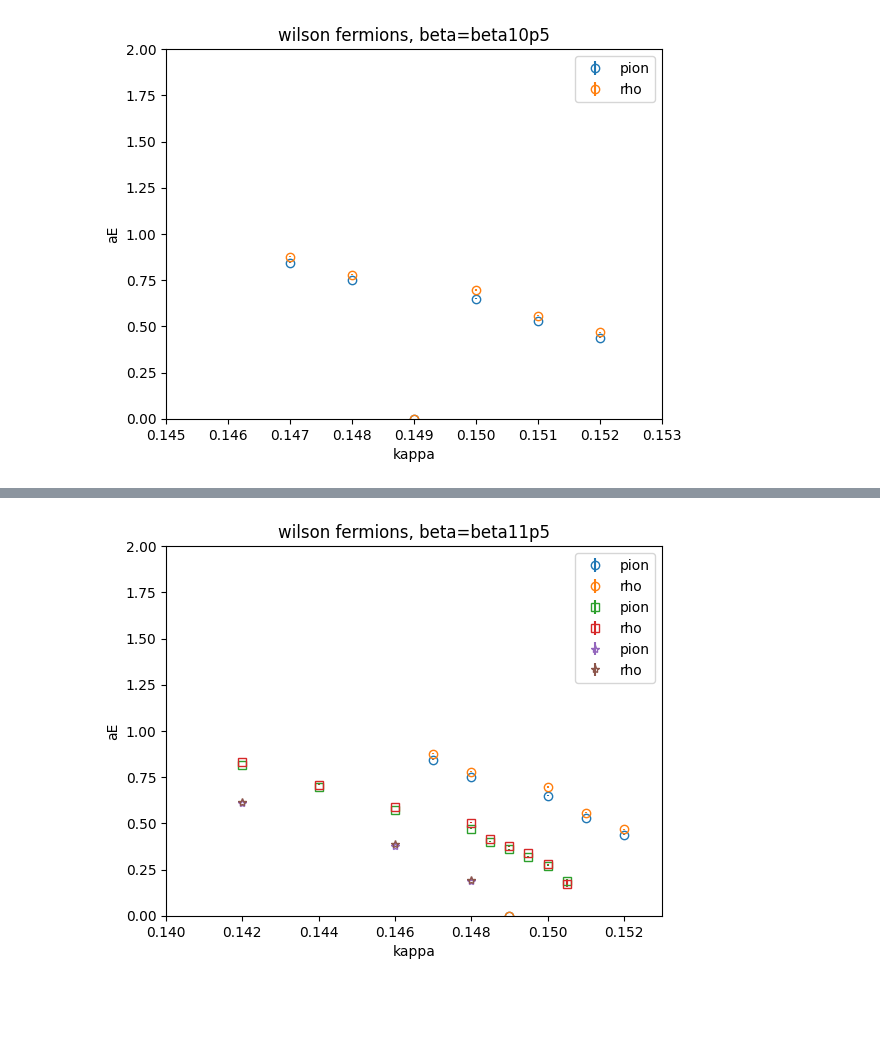
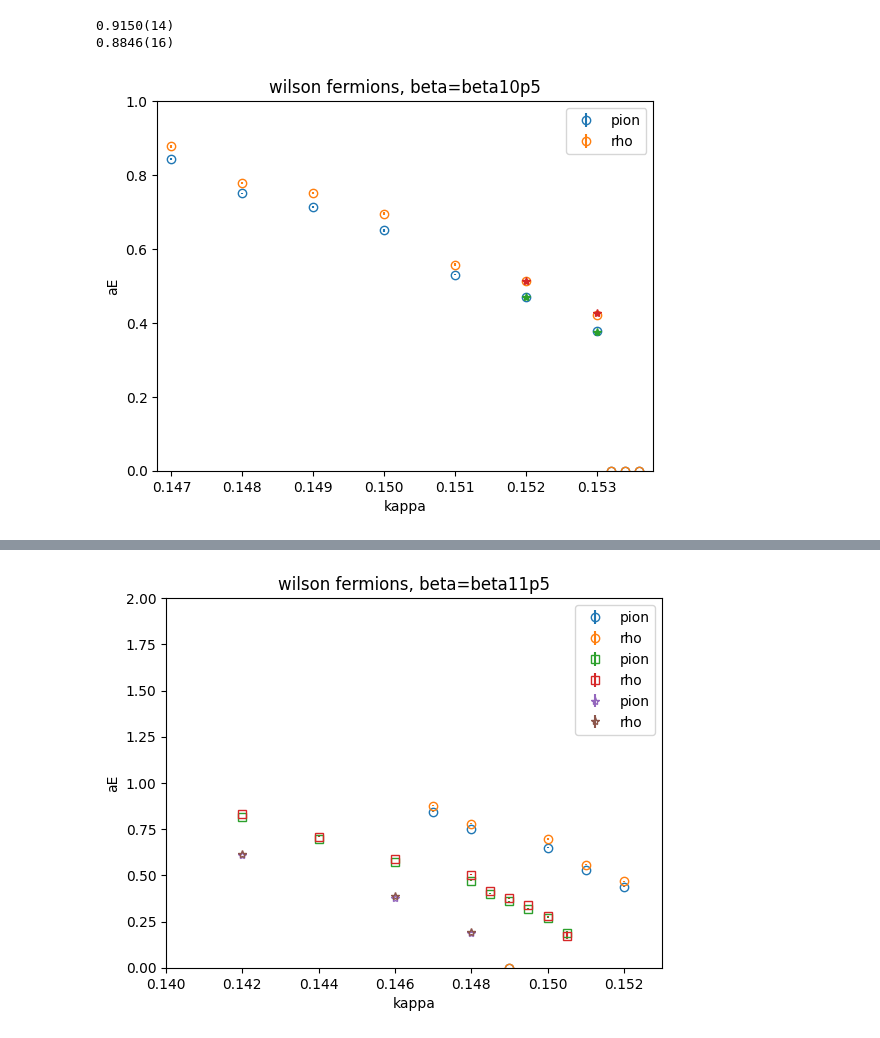
Before and after one commit to chrisculver/su4_hmc_analysis, a Jupyter notebook: EnsembleTrajectory/plotting.ipynb, the cells around one changed output, grey strips where cells are left out. Drawn from its saved outputs; the diff is of its cells as text; code cells hidden in the pictures; blank space fills up the shorter version.

Commit message:
Added fits to traj plots

```diff
--- a/EnsembleTrajectory/plotting.ipynb
+++ b/EnsembleTrajectory/plotting.ipynb
@@ -22,10 +12,39 @@ plt.savefig("mass_trajectory.svg")
-# %%
-efm_trajectory(db, "beta10p5", "wilson", "efm_G5[t=20]", "efm_G1[t=20]")
-
-plt.ylim(0.0,2.0)
-plt.xlim(0.145,0.153)
-
-#plt.show()
-plt.savefig("mass_trajectory.svg")
-# %% [output]
-[figure, removed]
+# %%
+beta="beta10p5"
+efm_trajectory(db, beta, "wilson", "efm_G5[t=20]", "efm_G1[t=20]")
+
+plt.ylim(0.0,1.0)
+plt.xlim(0.1468,0.1538)
+
+import gvar as gv
+
+beta="beta10p5"
+kappas=["k0p1520","k0p1530"]
+
+xvals=[]
+pionvals=[]
+rhovals=[]
+pionerrs=[]
+rhoerrs=[]
+data=db.filter(beta).filter("wilson").data
+for key, value in data.items():
+    for k in kappas:
+        if k in key:
+            ePI = gv.gvar(value['e0_G5']['avg'], value['e0_G5']['err'])
+            eRHO1 = gv.gvar(value['e0_G1']['avg'], value['e0_G1']['err'])
+            print(ePI/eRHO1)
+            xvals.append(float(k[1:].replace("p",".")))
+            pionvals.append(ePI.mean)
+            pionerrs.append(ePI.sdev)
+            rhovals.append(eRHO1.mean)
+            rhoerrs.append(eRHO1.sdev)
+
+plt.errorbar(xvals,pionvals,pionerrs,linestyle="None",marker='*',label='fit')
+plt.errorbar(xvals,rhovals,rhoerrs,linestyle="None",marker='*',label='fit')
+
+#plt.show()
+plt.savefig("mass_trajectory_{}.svg".format(beta))
+# %% [output]
+0.9150(14)
+0.8846(16)
+[figure, added]
```
Also changed, not shown: parts of 4 cells of this notebook, 3 other files.
